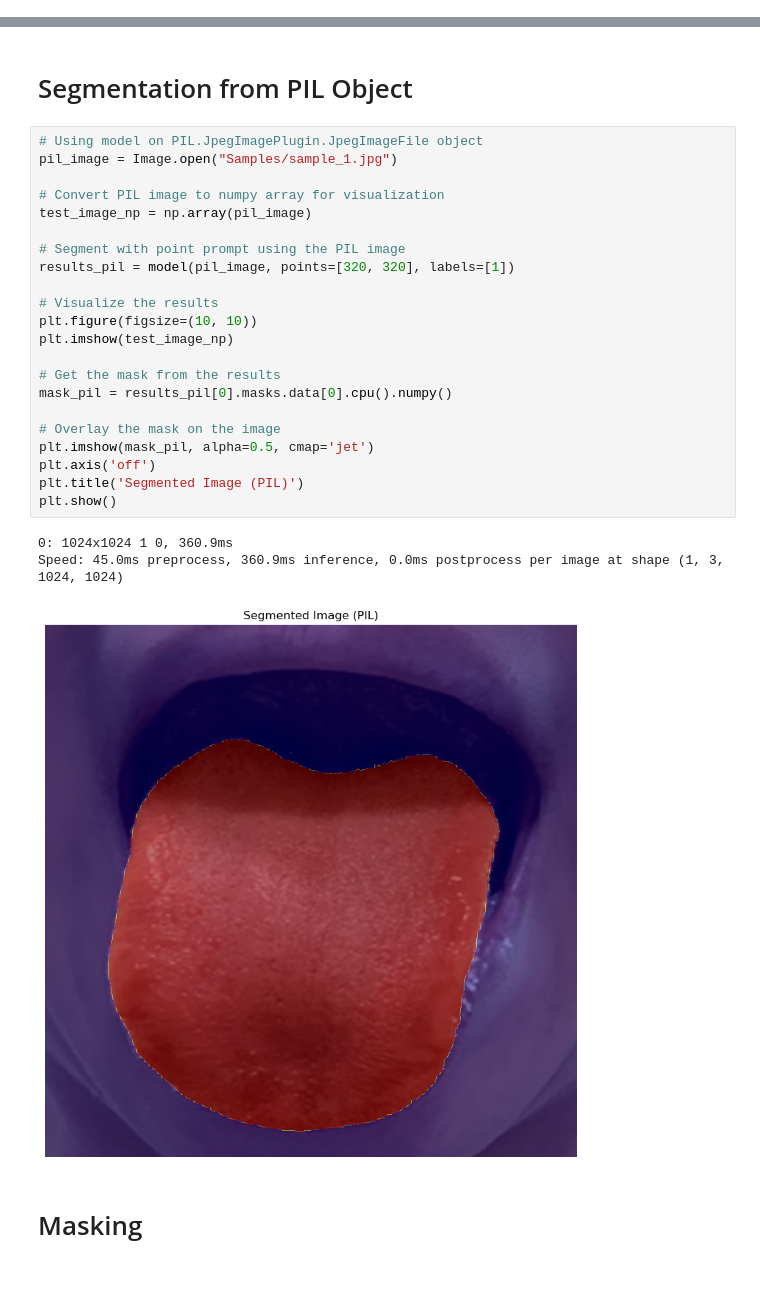
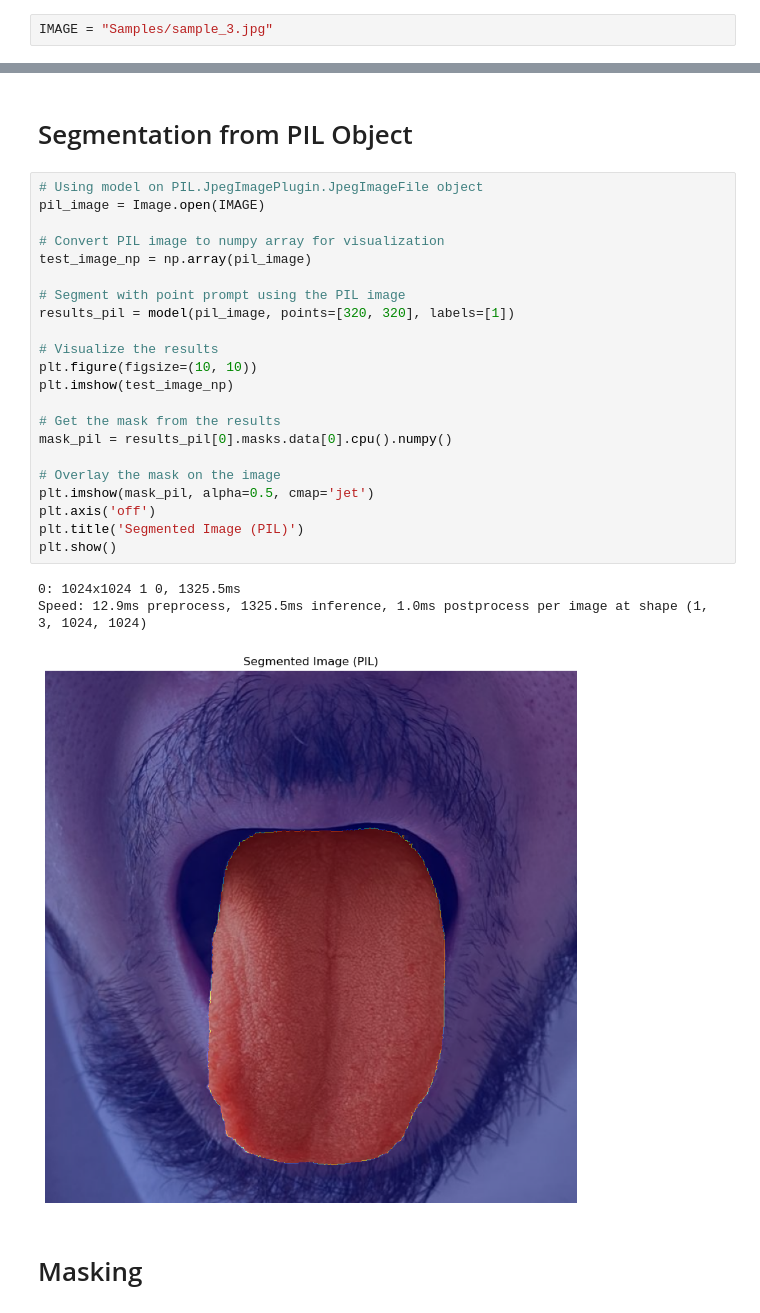
Before and after one commit to oyanchun/Synapxe-Tongue-Project, a Jupyter notebook: Data Manipulation/Segmentation/SAM2 Segmentation Demo.ipynb, the cells around one changed output, grey strips where cells are left out. Drawn from its saved outputs; the diff is of its cells as text; blank space fills up the shorter version.

```diff
--- a/Data Manipulation/Segmentation/SAM2 Segmentation Demo.ipynb
+++ b/Data Manipulation/Segmentation/SAM2 Segmentation Demo.ipynb
@@ -15 +20,3 @@ Model summary: 566 layers, 80,833,666 parameters, 80,833,666 gradients
+# %%
+IMAGE = "Samples/sample_3.jpg"
 # %%
@@ -43,30 +50,30 @@ plt.show()
 # Segmentation from PIL Object
 # %%
 # Using model on PIL.JpegImagePlugin.JpegImageFile object
-pil_image = Image.open("Samples/sample_1.jpg")
+pil_image = Image.open(IMAGE)
 
 # Convert PIL image to numpy array for visualization
 test_image_np = np.array(pil_image)
 
 # Segment with point prompt using the PIL image
 results_pil = model(pil_image, points=[320, 320], labels=[1])
 
 # Visualize the results
 plt.figure(figsize=(10, 10))
 plt.imshow(test_image_np)
 
 # Get the mask from the results
 mask_pil = results_pil[0].masks.data[0].cpu().numpy()
 
 # Overlay the mask on the image
 plt.imshow(mask_pil, alpha=0.5, cmap='jet')
 plt.axis('off')
 plt.title('Segmented Image (PIL)')
 plt.show()
 # %% [output]
-0: 1024x1024 1 0, 360.9ms
-Speed: 45.0ms preprocess, 360.9ms inference, 0.0ms postprocess per image at shape (1, 3, 1024, 1024)
+0: 1024x1024 1 0, 1325.5ms
+Speed: 12.9ms preprocess, 1325.5ms inference, 1.0ms postprocess per image at shape (1, 3, 1024, 1024)
-[figure, old version]
+[figure, new version]
 # %% [markdown]
 # Masking
 # %%
```
Also changed, not shown: parts of 7 cells of this notebook, 12 other files.
